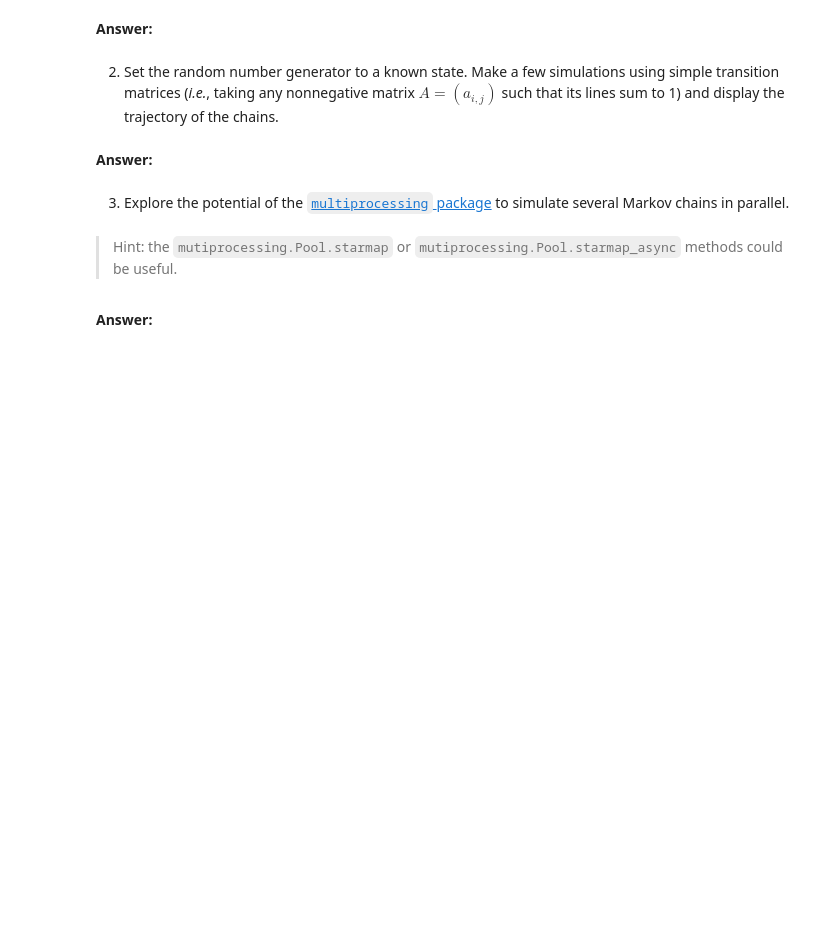
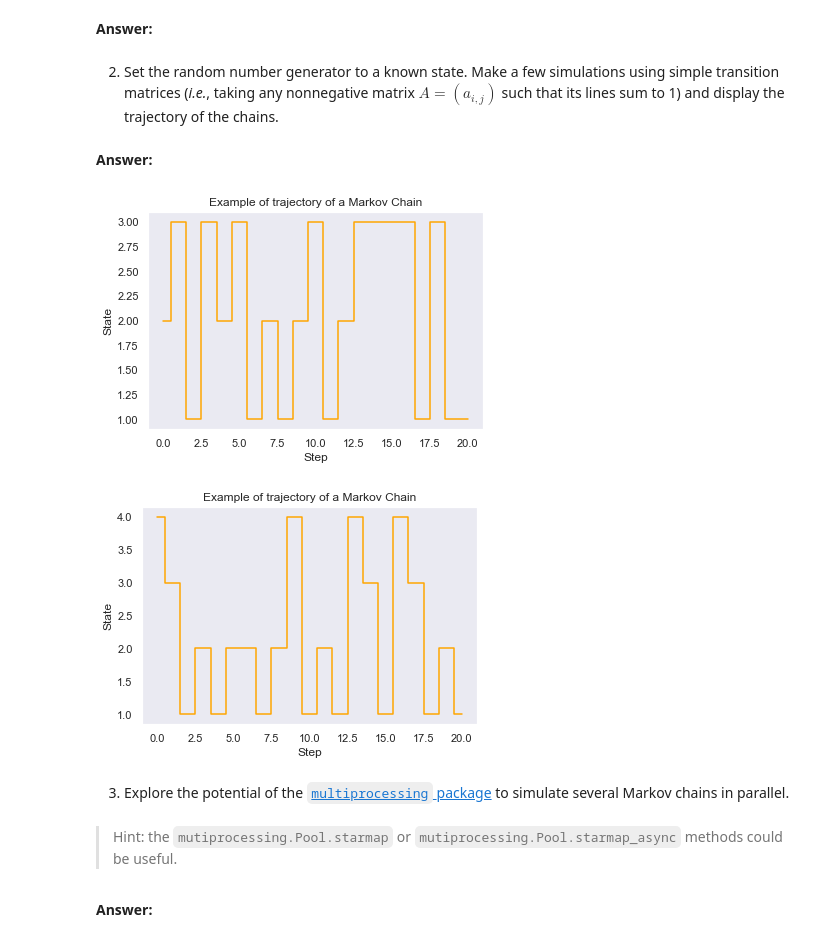
Before and after one commit to azagal952/sdi_python, a Jupyter notebook: Labs/Lab5/lab5.ipynb, the cells around one changed output. Drawn from its saved outputs; the diff is of its cells as text; code cells hidden in the pictures; blank space fills up the shorter version.

```diff
--- a/Labs/Lab5/lab5.ipynb
+++ b/Labs/Lab5/lab5.ipynb
@@ -169,3 +168,20 @@ In particular, check the input parameters `A` and `rho` make sense by adding app
+# %%
+def markov(rho, A,nmax, rng):
+    ## The transition matrix must be square matrix.
+    assert(A.shape[0] == A.shape[1])
+    ## The size of transition matrix must be equal to the length of rho
+    assert(A.shape[0] == len(rho))
+    ##The sum of tho coefficients must be equal to 1
+    assert(math.isclose(np.sum(rho),1,rel_tol=1e-7))
+
+    N=len(rho)
+    X=np.zeros(nmax+1, dtype=int)
+    E=np.arange(1,N+1)
+
+    X[0]=rng.choice(E, size=1, p=rho)
+    for i in range(nmax):
+        X[i+1]=rng.choice(E, size=1, p=A[X[i] - 1,:])
+    return X
 # %% [markdown]
 2. Set the random number generator to a known state. Make a few simulations using simple transition matrices (*i.e.*, taking any nonnegative matrix $A=(a_{i,j})$ such that its lines sum to 1) and display the trajectory of the chains.
 # %% [markdown]
@@ -175,3 +189,24 @@ In particular, check the input parameters `A` and `rho` make sense by adding app
+# %%
+# your code
+rng = np.random.default_rng(56588817959030)
+list_rho=[[0.25,0.4,0.35],[0.4,0.1,0.3,0.2]]
+
+matrices=[np.array([[1/6,2/3,1/6],[1/2,0,1/2],[0.3,0.3,0.4]]),
+          np.array([[0.1,0.8,0.05,0.05],[0.6,0.2,0,0.2],[1,0,0,0],[0.5,0.25,0.25,0]])
+]
+
+nmax=20
+
+for rho, A in zip (list_rho, matrices) :
+    X=markov(rho, A,nmax, rng)
+    plt.step(np.arange(0, nmax+1), X, where='mid', color='orange')
+    plt.xlabel('Step')
+    plt.ylabel('State')
+    plt.title('Example of trajectory of a Markov Chain')
+    plt.show()
+# %% [output]
+[figure, added]
+[figure, added]
 # %% [markdown]
 3. Explore the potential of the [`multiprocessing` package](https://docs.python.org/3/library/multiprocessing.html) to simulate several Markov chains in parallel.
 # %% [markdown]
```
Also changed, not shown: parts of 6 cells of this notebook.
